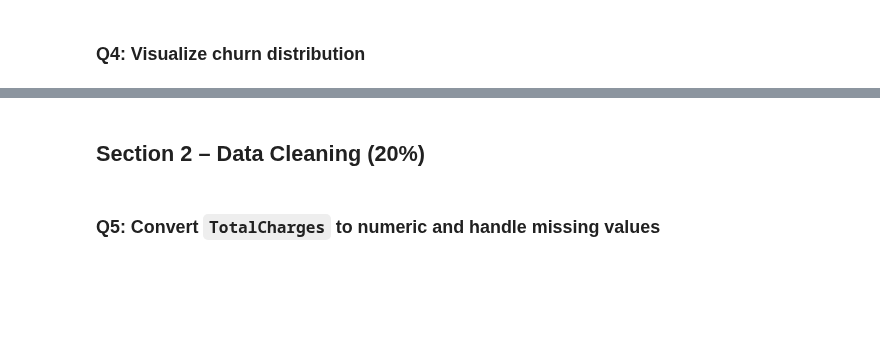
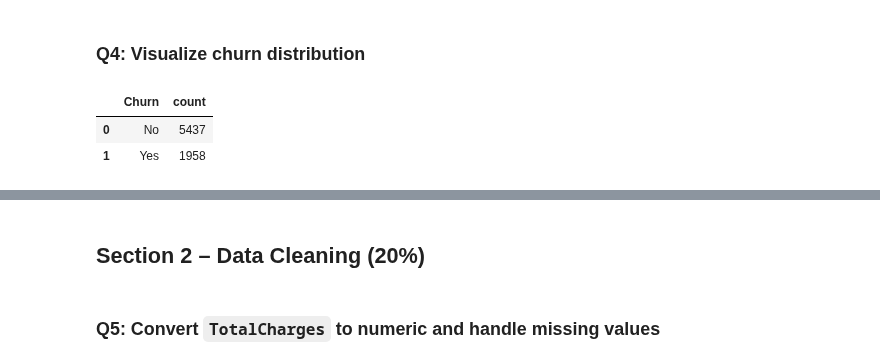
Before and after one commit to JanaAliCS/machine_leanring, a Jupyter notebook: assignment_1.ipynb, the cells around one changed output, grey strips where cells are left out. Saved outputs shown, nothing was run; the diff lists cells and outputs as text; code cells hidden in the pictures; blank space fills up the shorter version.

```diff
--- a/assignment_1.ipynb
+++ b/assignment_1.ipynb
@@ -33,3 +85,10 @@ missing_counts = ...
 ### Q4: Visualize churn distribution
 # %%
 # Create a bar plot for churn distribution
+#1 define churn counts
+churn_counts = df['Churn'].value_counts().reset_index()
+churn_counts
+# %% [output]
+|  | Churn | count |
+| 0 | No | 5437 |
+| 1 | Yes | 1958 |
```
Also changed, not shown: parts of 20 cells of this notebook.
